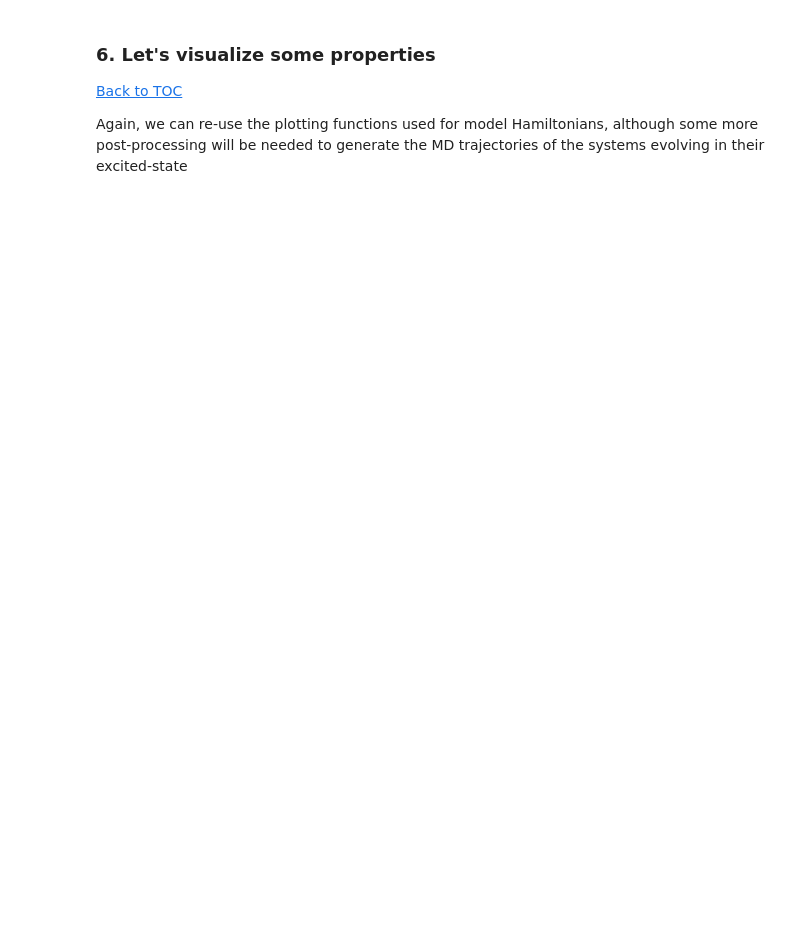
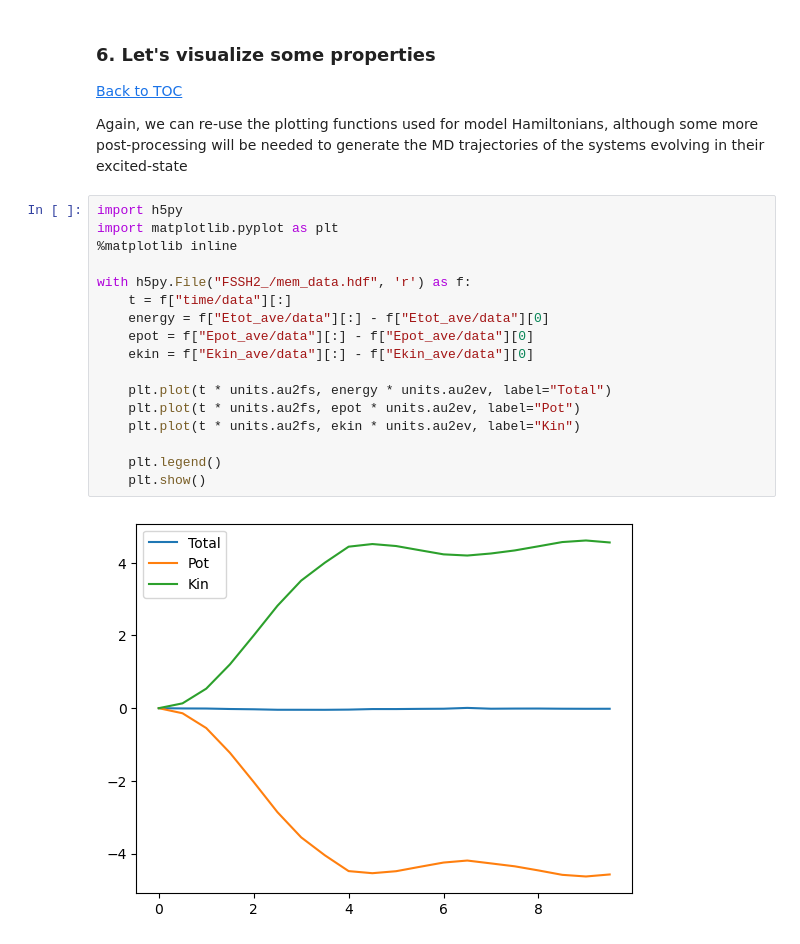
Before and after one commit to compchem-cybertraining/Tutorials_Libra, a Jupyter notebook: 11_program_specific_methods/4_dftbplus_methods/4_non_nbra_workflow/tutorial.ipynb, the cells around one changed output. Drawn from its saved outputs; the diff is of its cells as text; blank space fills up the shorter version.

```diff
--- a/11_program_specific_methods/4_dftbplus_methods/4_non_nbra_workflow/tutorial.ipynb
+++ b/11_program_specific_methods/4_dftbplus_methods/4_non_nbra_workflow/tutorial.ipynb
@@ -461,6 +459,25 @@ Saving the dataset named sh_pop_dia/data
 <a name="2.6"></a>[Back to TOC](#toc)
 
 Again, we can re-use the plotting functions used for model Hamiltonians, although some more post-processing will be needed to generate the MD trajectories of the systems evolving in their excited-state
+# %%
+import h5py
+import matplotlib.pyplot as plt
+%matplotlib inline
+
+with h5py.File("FSSH2_/mem_data.hdf", 'r') as f:
+    t = f["time/data"][:]
+    energy = f["Etot_ave/data"][:] - f["Etot_ave/data"][0]
+    epot = f["Epot_ave/data"][:] - f["Epot_ave/data"][0]
+    ekin = f["Ekin_ave/data"][:] - f["Ekin_ave/data"][0]
+
+    plt.plot(t * units.au2fs, energy * units.au2ev, label="Total")
+    plt.plot(t * units.au2fs, epot * units.au2ev, label="Pot")
+    plt.plot(t * units.au2fs, ekin * units.au2ev, label="Kin")
+
+    plt.legend()
+    plt.show()
+# %% [output]
+[figure, added]
 # %%
 ############################################################
 ### 5. Plot the results - preliminary plotting
```
Also changed, not shown: parts of 7 cells of this notebook, 1 other file.
